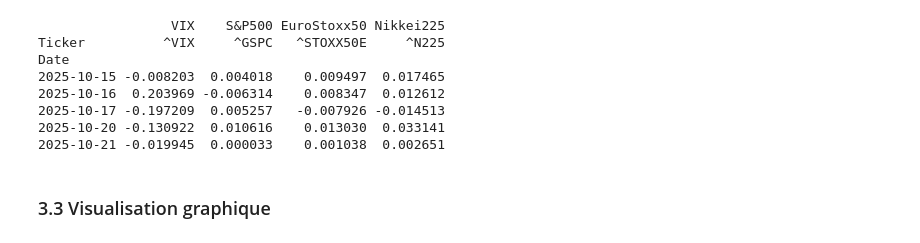
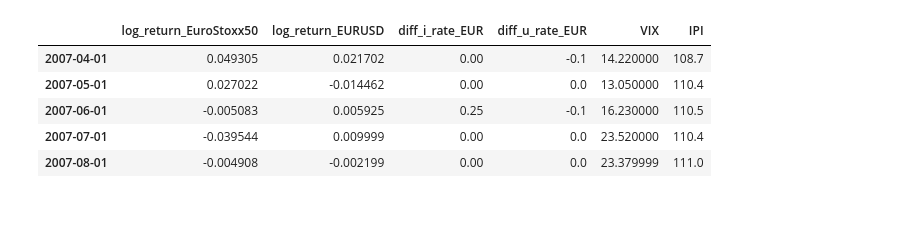
Before and after one commit to nphalier29/vix-stock-index-analysis, a Jupyter notebook: main.ipynb, the cells around one changed output. Saved outputs shown, nothing was run; the diff lists cells and outputs as text; code cells hidden in the pictures; blank space fills up the shorter version.

```diff
--- a/main.ipynb
+++ b/main.ipynb
@@ -122,21 +261,17 @@ On stationnarise donc les séries.
 # %%
-# les rendements logarithmiques ont tendance à être stationnaires
-dic_stationary = {}
-for ticker,data in dic.items():
-    log_returns = np.log(data['Close'] / data['Close'].shift(1))
-    dic_stationary[ticker] = log_returns
+log_returns = np.log(data[["EuroStoxx50","EURUSD"]]).diff()
+log_returns.columns = [f"log_return_{col}" for col in log_returns.columns]
 
-log_returns = pd.concat(dic_stationary, axis=1)
+diff = data[["i_rate_EUR","u_rate_EUR"]].diff()
+diff.columns = [f"diff_{col}" for col in diff.columns]
 
-print(log_returns.tail())
+# création du DataFrame final avec les transformations et suppression des NA
+df_final = pd.concat([log_returns, diff, data[["VIX","IPI"]]], axis=1).dropna()
+df_final.head()
 # %% [output]
-                 VIX    S&P500 EuroStoxx50 Nikkei225
-Ticker          ^VIX     ^GSPC   ^STOXX50E     ^N225
-Date
-2025-10-15 -0.008203  0.004018    0.009497  0.017465
-2025-10-16  0.203969 -0.006314    0.008347  0.012612
-2025-10-17 -0.197209  0.005257   -0.007926 -0.014513
-2025-10-20 -0.130922  0.010616    0.013030  0.033141
-2025-10-21 -0.019945  0.000033    0.001038  0.002651
+|  | log_return_EuroStoxx50 | log_return_EURUSD | diff_i_rate_EUR | diff_u_rate_EUR | VIX | IPI |
+| 2007-04-01 | 0.049305 | 0.021702 | 0.00 | -0.1 | 14.220000 | 108.7 |
+| 2007-05-01 | 0.027022 | -0.014462 | 0.00 | 0.0 | 13.050000 | 110.4 |
+| 2007-06-01 | -0.005083 | 0.005925 | 0.25 | -0.1 | 16.230000 | 110.5 |
+| 2007-07-01 | -0.039544 | 0.009999 | 0.00 | 0.0 | 23.520000 | 110.4 |
+| 2007-08-01 | -0.004908 | -0.002199 | 0.00 | 0.0 | 23.379999 | 111.0 |
-# %% [markdown]
-### 3.3 Visualisation graphique
```
Also changed, not shown: parts of 31 cells of this notebook, 7 other files.
